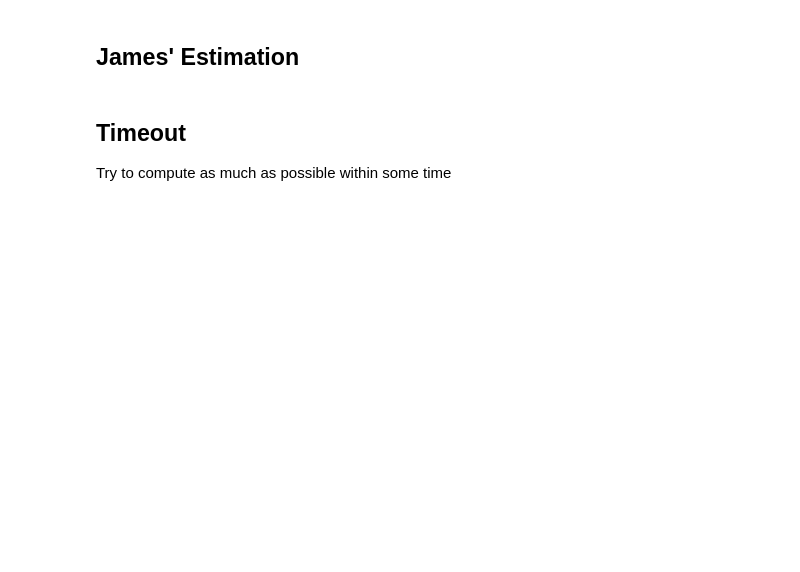
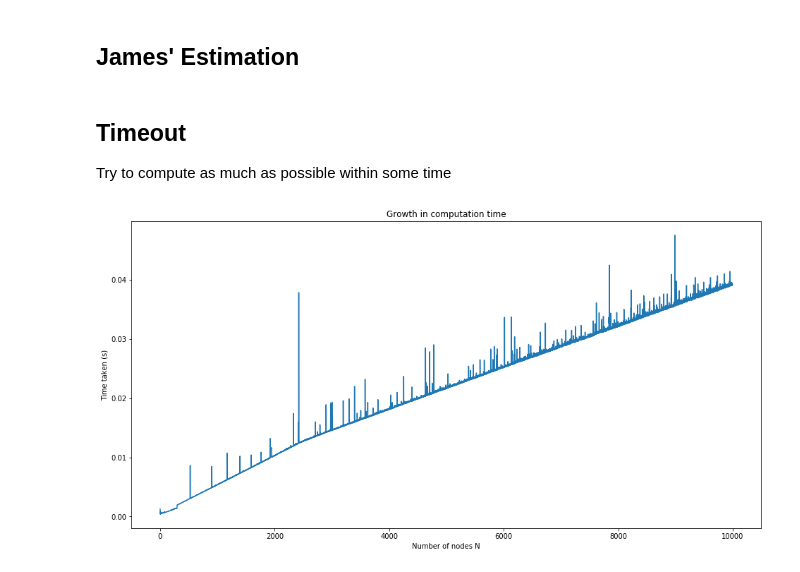
Before and after one commit to damelLP/advanced_algo, a Jupyter notebook: courseworkB/CourseworkB.ipynb, the cells around one changed output. Saved outputs shown, nothing was run; the diff lists cells and outputs as text; code cells hidden in the pictures; blank space fills up the shorter version.

Commit message:
Modified naive method to use the c library when using nodelists + added comparison graphs for pareto and naive

```diff
--- a/courseworkB/CourseworkB.ipynb
+++ b/courseworkB/CourseworkB.ipynb
@@ -59,5 +63,6 @@ def local_coeff(vertex, graph):
 # %%
 def clustering_coeff_naive(graph, nodelist=None):
-        coefs = [local_coeff(n, graph) for n in nodelist] if nodelist  else \
-            list(gt.graph_tool.clustering.local_clustering(graph).get_array())
+        nodelist = nodelist if nodelist else graph.vertices()
+        all_coeffs = gt.graph_tool.clustering.local_clustering(graph)
+        coefs = [all_coeffs[v] for v in nodelist]
         return np.mean(coefs)
@@ -87,3 +72,14 @@ coefs = list(coefs.get_array())
+# %%
+def perf_test(get_clustering_coeff, min_size=5, max_size=10000, step=1):
+    perf_time = deque() # for O(1) appends
+    for graph_size in range(min_size, max_size, step):
+        start = datetime.now()
+        get_clustering_coeff(gt.price_network(graph_size, directed=False, m=1))
+        diff = datetime.now() - start
+        perf_time.append(diff.total_seconds())
+    return perf_time
+# %%
+naive_perf = perf_test(clustering_coeff_naive)
 # %% [markdown]
 ## Parallelize
 # %%
@@ -151,3 +139,13 @@ def timeout(graph, timeout):
             break
         sum_coeff += local_coeff(n, graph)
     return sum_coeff / len(nodes)
+# %%
+plt.rc("figure", figsize=(16.0, 8.0))
+# %%
+plt.plot(naive_perf, label="naive")
+plt.xlabel("Number of nodes N")
+plt.ylabel("Time taken (s)")
+plt.title("Growth in computation time")
+plt.savefig("naive_method.png")
+# %% [output]
+[figure, added]
```
Also changed, not shown: parts of 18 cells of this notebook, 2 other files.
